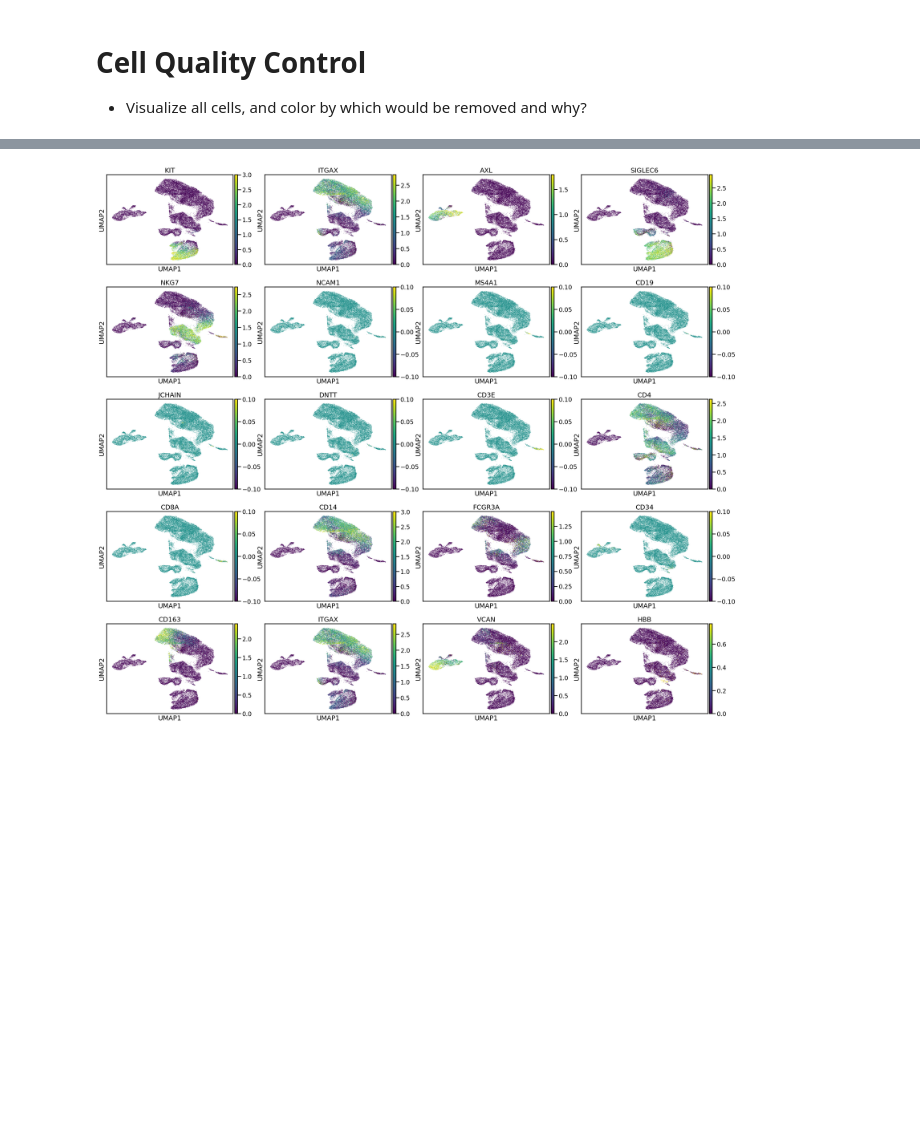
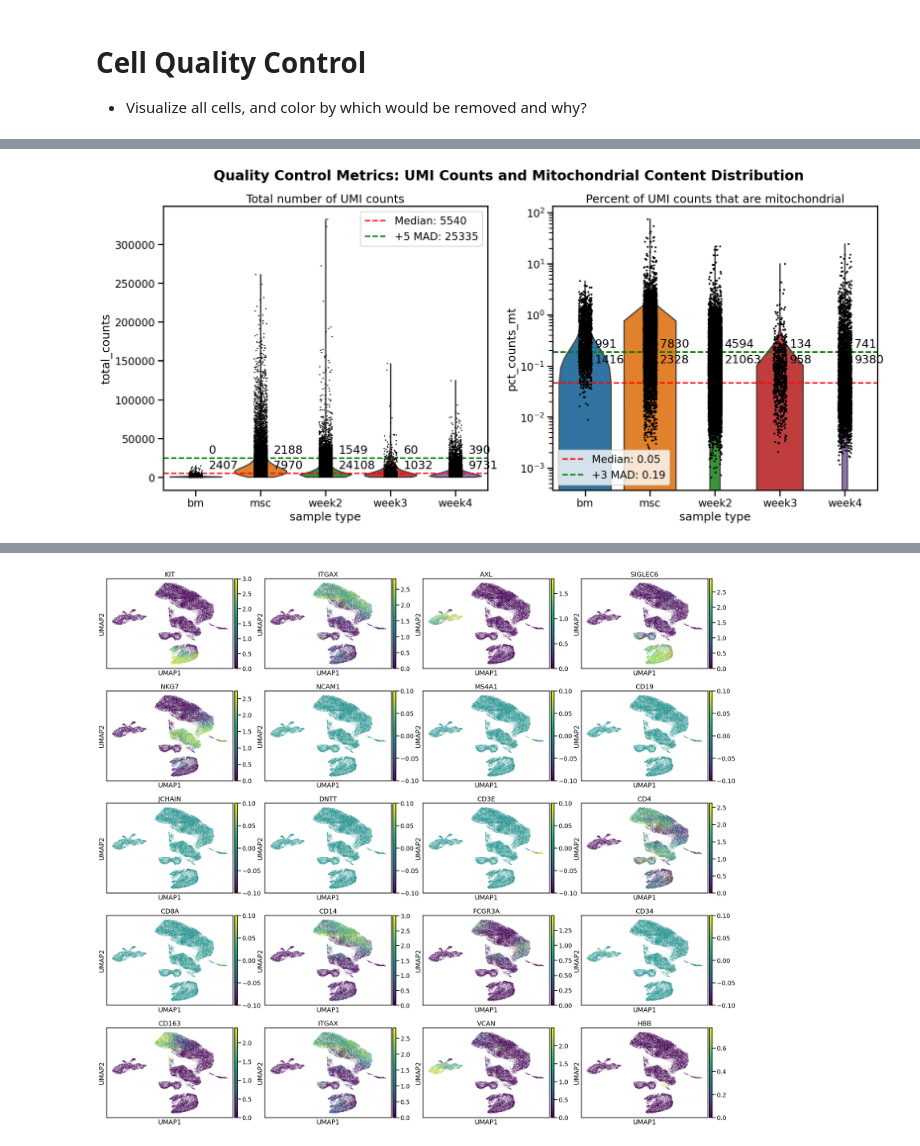
Before and after one commit to kevin-lee-aifi/mm_bm_chip_organoids, a Jupyter notebook: EXP-01244/rerun_notebooks/processing.ipynb, the cells around one changed output, grey strips where cells are left out. Saved outputs shown, nothing was run; the diff lists cells and outputs as text; code cells hidden in the pictures; blank space fills up the shorter version.

```diff
--- a/EXP-01244/rerun_notebooks/processing.ipynb
+++ b/EXP-01244/rerun_notebooks/processing.ipynb
@@ -191 +195,93 @@ raw_adata.obs
+# %%
+def plot_with_mads(adata, nmad=5, mt_nmad=3):
+    fig, ax = plt.subplots(1, 2, figsize=(20, 8), gridspec_kw={'wspace': 0.2, 'width_ratios': [2, 2]})
+
+    # QC calculations
+    adata.var["mt"] = adata.var_names.str.startswith("MT-")
+    adata.var["ribo"] = adata.var_names.str.startswith(("RPS", "RPL"))
+    adata.var["hb"] = adata.var_names.str.contains(("^HB[^(P)]"))
+
+    sc.pp.calculate_qc_metrics(
+        adata, qc_vars=["mt", "ribo", "hb"], inplace=True, percent_top=[20], log1p=True
+    )
+
+    # Total counts plot and thresholds
+    sc.pl.violin(
+        adata,
+        "total_counts",
+        groupby="sample_type",
+        show=False,
+        ax=ax[0],
+        size=2
+    )
+
+    ax[0].set_title("Total number of UMI counts")
+
+    counts_M = adata.obs["total_counts"]
+    counts_median = np.median(counts_M)
+    counts_mad = median_abs_deviation(counts_M)
+    counts_upper_bound = counts_median + nmad * counts_mad
+
+    ax[0].axhline(y=counts_median, color='red', linestyle='--', label=f'Median: {counts_median:.0f}')
+    ax[0].axhline(y=counts_upper_bound, color='green', linestyle='--', label=f'+{nmad} MAD: {counts_upper_bound:.0f}')
+    ax[0].legend()
+
+    # Add counts annotations for total counts
+    sample_types = ['bm', 'msc', 'week2', 'week3', 'week4']
+    for idx, sample in enumerate(sample_types):
+        sample_cells = adata.obs[adata.obs['sample_type'] == sample]
+        above_count = np.sum(sample_cells['total_counts'] > counts_upper_bound)
+        below_count = len(sample_cells) - above_count
+
+        # Add text for cells above MAD
+        ax[0].text(idx + 0.2, counts_upper_bound * 1.1,
+                  f'{above_count}', ha='left', va='bottom')
+
+        # Add text for cells below MAD
+        ax[0].text(idx + 0.2, counts_upper_bound * 0.9,
+                  f'{below_count}', ha='left', va='top')
+
+    # MT percent plot and thresholds
+    sc.pl.violin(
+        adata,
+        "pct_counts_mt",
+        groupby="sample_type",
+        show=False,
+        ax=ax[1],
+        size=3,
+        log=True
+    )
+
+    ax[1].set_title("Percent of UMI counts that are mitochondrial")
+
+    mt_M = adata.obs["pct_counts_mt"]
+    mt_median = np.median(mt_M)
+    mt_mad = median_abs_deviation(mt_M)
+    mt_upper_bound = mt_median + mt_nmad * mt_mad
+
+    ax[1].axhline(y=mt_median, color='red', linestyle='--', label=f'Median: {mt_median:.2f}')
+    ax[1].axhline(y=mt_upper_bound, color='green', linestyle='--', label=f'+{mt_nmad} MAD: {mt_upper_bound:.2f}')
+    ax[1].legend()
+
+    # Add counts annotations for MT percent
+    for idx, sample in enumerate(sample_types):
+        sample_cells = adata.obs[adata.obs['sample_type'] == sample]
+        above_mt = np.sum(sample_cells['pct_counts_mt'] > mt_upper_bound)
+        below_mt = len(sample_cells) - above_mt
+
+        # Add text for cells above MAD
+        ax[1].text(idx + 0.15, mt_upper_bound * 1.1,
+                  f'{above_mt}', ha='left', va='bottom')
+
+        # Add text for cells below MAD
+        ax[1].text(idx + 0.15, mt_upper_bound * 0.9,
+                  f'{below_mt}', ha='left', va='top')
+
+    plt.tight_layout()
+
+    fig.suptitle("Quality Control Metrics: UMI Counts and Mitochondrial Content Distribution", y=0.98, weight='bold')
+
+plot_with_mads(raw_adata)
+# %% [output]
+[figure, added]
 # %%
```
Also changed, not shown: parts of 5 cells of this notebook.
